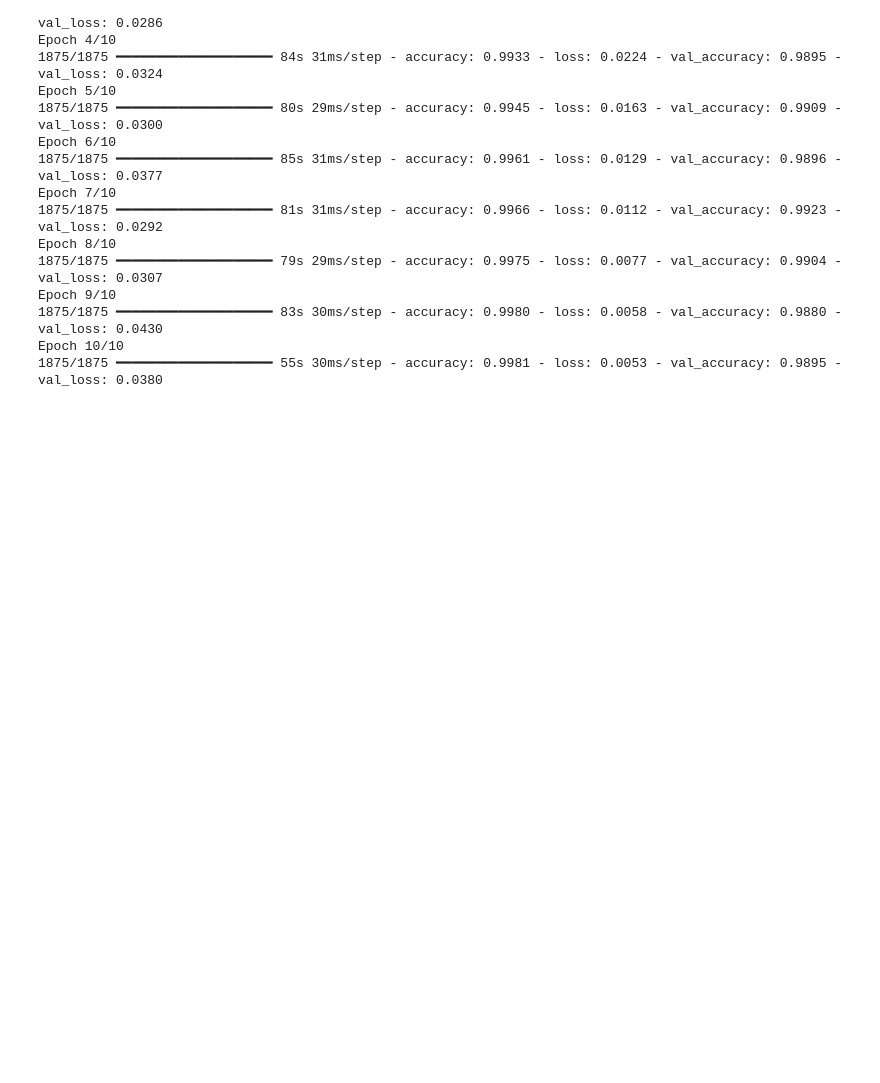
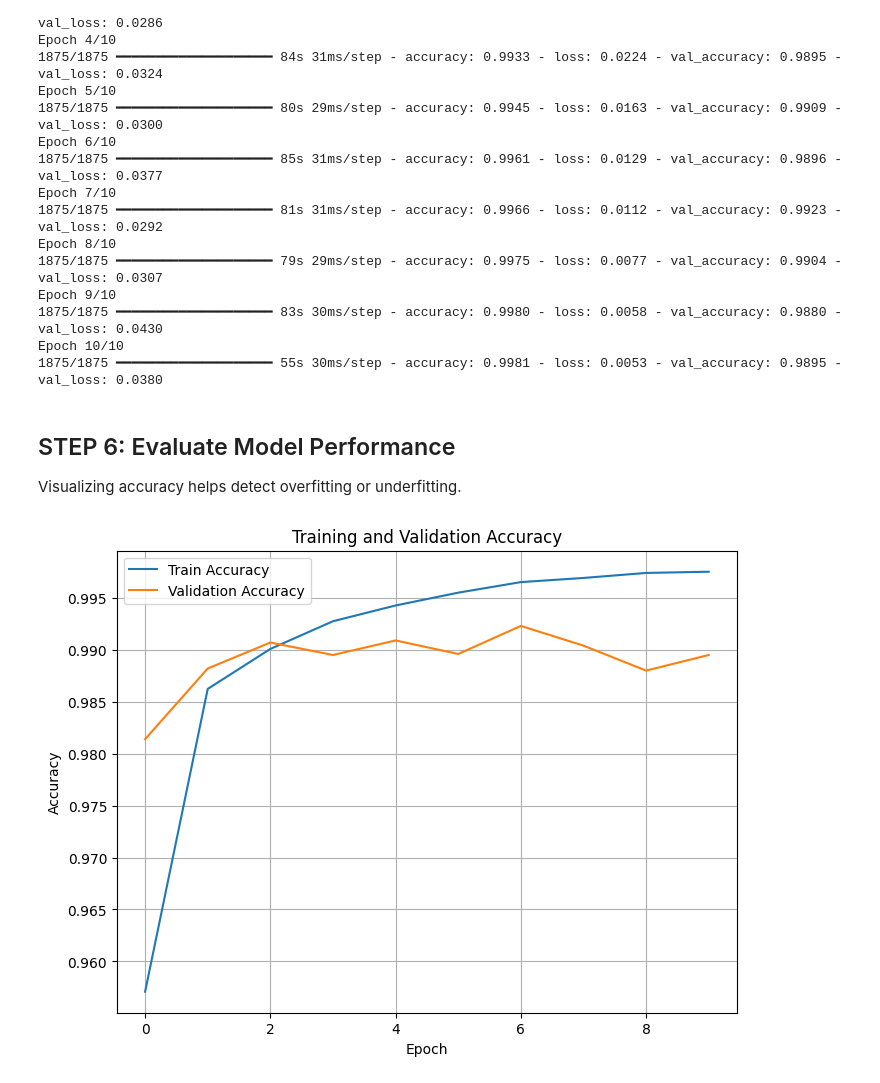
Before and after one commit to Pappy-Vx/cnn-img-recog-handwriting, a Jupyter notebook: img-recob.ipynb, the cells around one changed output. Saved outputs shown, nothing was run; the diff lists cells and outputs as text; code cells hidden in the pictures; blank space fills up the shorter version.

```diff
--- a/img-recob.ipynb
+++ b/img-recob.ipynb
@@ -123,3 +123,18 @@ Epoch 9/10
 1875/1875 ━━━━━━━━━━━━━━━━━━━━ 83s 30ms/step - accuracy: 0.9980 - loss: 0.0058 - val_accuracy: 0.9880 - val_loss: 0.0430
 Epoch 10/10
 1875/1875 ━━━━━━━━━━━━━━━━━━━━ 55s 30ms/step - accuracy: 0.9981 - loss: 0.0053 - val_accuracy: 0.9895 - val_loss: 0.0380
+# %% [markdown]
+## STEP 6: Evaluate Model Performance
+Visualizing accuracy helps detect overfitting or underfitting.
+# %%
+plt.figure(figsize=(8, 6))
+plt.plot(history.history['accuracy'], label='Train Accuracy')
+plt.plot(history.history['val_accuracy'], label='Validation Accuracy')
+plt.title('Training and Validation Accuracy')
+plt.xlabel('Epoch')
+plt.ylabel('Accuracy')
+plt.legend()
+plt.grid(True)
+plt.show()
+# %% [output]
+[figure, added]
```
Also changed, not shown: parts of 5 cells of this notebook.
